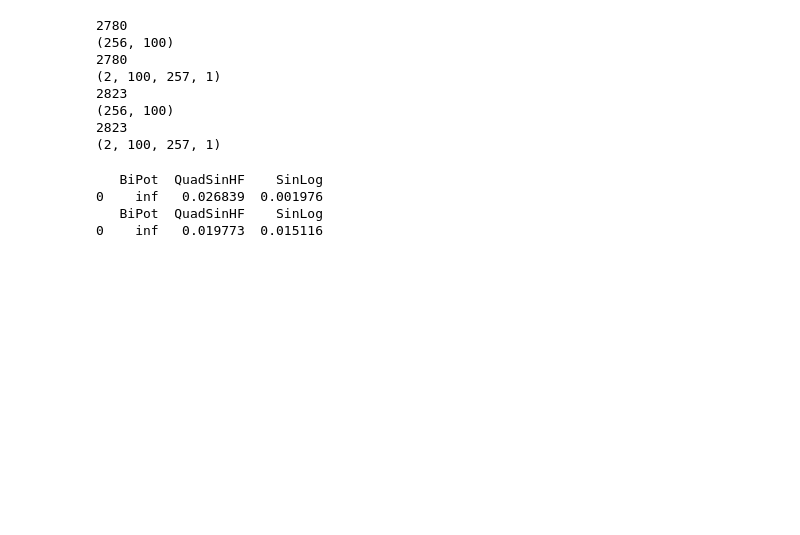
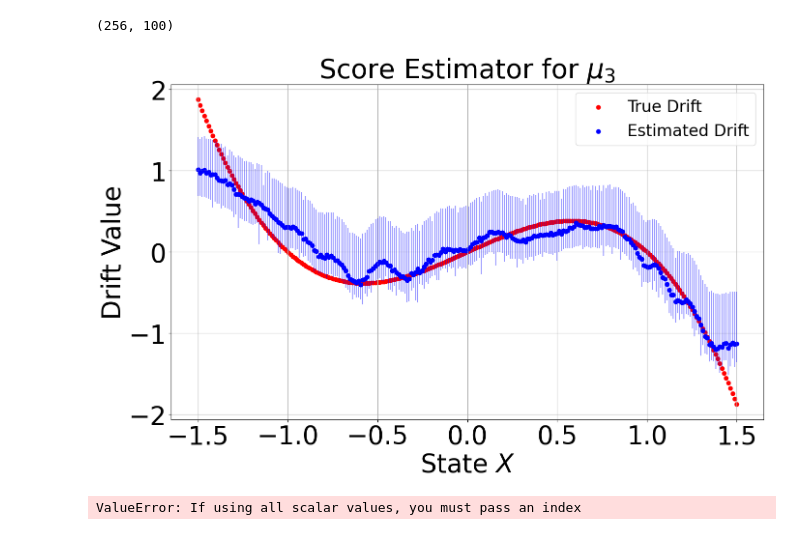
Before and after one commit to marcostapiac/FractionalBrownianMotion, a Jupyter notebook: experiments/generative_modelling/RecursiveVPSDE/ParamEst/TSPM/Markovian/OneDimensional/best_1D_results_only.ipynb, the cells around one changed output. Saved outputs shown, nothing was run; the diff lists cells and outputs as text; code cells hidden in the pictures; blank space fills up the shorter version.

Commit message:
eval files

```diff
--- a/experiments/generative_modelling/RecursiveVPSDE/ParamEst/TSPM/Markovian/OneDimensional/best_1D_results_only.ipynb
+++ b/experiments/generative_modelling/RecursiveVPSDE/ParamEst/TSPM/Markovian/OneDimensional/best_1D_results_only.ipynb
@@ -50,31 +50,32 @@ def get_best_epoch(type):
 
 def get_best_eval_file(root_score_dir, ts_type, best_epoch_eval):
     for file in os.listdir(root_score_dir):
-        if str(best_epoch_eval) in file and "muhats" in file and ts_type in file:
+        if ("_"+str(best_epoch_eval)+"Nep") in file and "muhats" in file and ts_type in file:
             return np.load(root_score_dir+file, allow_pickle=True)
 
 def get_best_track_file(root_score_dir, ts_type, best_epoch_track):
     for file in os.listdir(root_score_dir):
-        if str(best_epoch_track) in file and "true" in file and ts_type in file:
+        if ("_"+str(best_epoch_track)+"Nep") in file and "true" in file and ts_type in file:
             true_file = np.load(root_score_dir+file, allow_pickle=True)
-        elif str(best_epoch_track) in file and "global" in file and ts_type in file:
+        elif ("_"+str(best_epoch_track)+"Nep") in file and "global" in file and ts_type in file:
             global_file = np.load(root_score_dir+file, allow_pickle=True)
     return true_file, global_file
 
 def eval_exp_pipeline(root_score_dir, ts_type, config, root_dir, Xs, toSave, label, true_drifts):
-    best_epoch_eval =get_best_epoch(type="EE")
+    best_epoch_eval = 3000#get_best_epoch(type="EE")
     muhats = get_best_eval_file(root_score_dir=root_score_dir, best_epoch_eval = best_epoch_eval, ts_type=ts_type)
     muhats = muhats[:, -1, :].reshape(muhats.shape[0], muhats.shape[2]*1)
     print(muhats.shape)
     mu_hats = muhats.mean(axis=-1)
     mu_hats_minq = np.quantile(muhats, axis=-1, q=0.005) # Lower bound
     mu_hats_maxq = np.quantile(muhats, axis=-1, q=0.995) # Upper boun
+    plot_drift_estimator(root_dir=root_dir, config=config, mean=mu_hats, mean_min=mu_hats_minq, mean_max=mu_hats_maxq, dirname=ts_type, numpy_Xs=Xs,  toSave=toSave, true_drift=true_drifts, Nepoch=best_epoch_eval, label=label)
     return np.mean(np.power(mu_hats - true_drifts, 2))
-    plot_drift_estimator(root_dir=root_dir, config=config, mean=mu_hats, mean_min=mu_hats_minq, mean_max=mu_hats_maxq, dirname=ts_type, numpy_Xs=Xs,  toSave=toSave, true_drift=true_drifts, Nepoch=best_epoch_eval, label=label)
+
 
 
 def track_pipeline(root_score_dir, ts_type, config, root_dir, toSave, label):
-    best_epoch_track = get_best_epoch(type="EE")
+    best_epoch_track = 1#get_best_epoch(type="EE")
     if best_epoch_track % 2 != 0: best_epoch_track -= 1
     all_true_states, all_global_states = get_best_track_file(root_score_dir=root_score_dir, ts_type=ts_type, best_epoch_track=best_epoch_track)
     print(all_true_states.shape)
@@ -84,7 +85,6 @@ def track_pipeline(root_score_dir, ts_type, config, root_dir, toSave, label):
     total_global_errors = np.sqrt(np.mean((all_global_errors), axis=0))/np.sqrt(time_steps)
     all_errs = np.sqrt(all_global_errors)/np.sqrt(time_steps)
     total_global_errors[np.isinf(total_global_errors)] = 0.
-    return total_global_errors[-1]
     all_errs[np.isinf(all_errs)] = 0.
     total_global_errors_minq, total_global_errors_maxq = np.quantile(all_errs, axis=0,q=[0.005,0.995])
     fig, ax = plt.subplots(figsize=(14,9))
@@ -119,46 +119,38 @@ def track_pipeline(root_score_dir, ts_type, config, root_dir, toSave, label):
 # %%
 toSave = False
 eval_exps = {t: np.inf for t in ["BiPot", "QuadSinHF", "SinLog"]}
 eval_tracks = {t: np.inf for t in ["BiPot", "QuadSinHF", "SinLog"]}
-for config in [sinlog_config, quadsin_config, bipot_config]:
+for config in [bipot_config]: #sinlog_config, quadsin_config,
     Xshape = config.ts_length
     Xs = (np.linspace(-1.5,1.5,Xshape))
     root_score_dir = root_dir
     if "BiPot" in config.data_path:
         true_drifts = -(4.*config.quartic_coeff * np.power(Xs, 3) + 2.*config.quad_coeff * Xs + config.const)
         root_score_dir = root_dir + f"ExperimentResults/TSPM_Markovian/BiPot/"
         ts_type = "BiPot"
         label = "$\mu_{3}$"
     elif "QuadSin" in config.data_path:
         true_drifts = (-2. * config.quad_coeff * Xs + config.sin_coeff * config.sin_space_scale * np.sin(config.sin_space_scale * Xs))
         root_score_dir = root_dir + f"ExperimentResults/TSPM_Markovian/QuadSinHF/"
         ts_type = "QuadSinHF"
         label = "$\mu_{2}$"
     elif "SinLog" in config.data_path:
         true_drifts = (-np.sin(config.sin_space_scale*Xs)*np.log(1+config.log_space_scale*np.abs(Xs))/config.sin_space_scale)
         root_score_dir = root_dir + f"ExperimentResults/TSPM_Markovian/SinLog/"
         ts_type = "SinLog"
         label = "$\mu_{1}$"
     mse = eval_exp_pipeline(root_score_dir=root_score_dir, ts_type=ts_type, config=config, root_dir=root_dir, Xs=Xs, toSave=toSave, label=label, true_drifts=true_drifts)
     eval_exps[ts_type] = [mse]
+    continue
     rmse = track_pipeline(root_score_dir=root_score_dir, ts_type=ts_type, config=config, root_dir=root_dir, toSave=toSave, label=label)
     eval_tracks[ts_type] = [rmse]
 # %% [output]
-2780
 (256, 100)
-2780
-(2, 100, 257, 1)
-2823
-(256, 100)
-2823
-(2, 100, 257, 1)
+[figure, added]
 # %%
 eval_exps = (pd.DataFrame.from_dict(eval_exps))
 eval_tracks = (pd.DataFrame.from_dict(eval_tracks))
 print(eval_exps)
 print(eval_tracks)
 # %% [output]
-   BiPot  QuadSinHF    SinLog
-0    inf   0.026839  0.001976
-   BiPot  QuadSinHF    SinLog
-0    inf   0.019773  0.015116
+ValueError: If using all scalar values, you must pass an index
```
